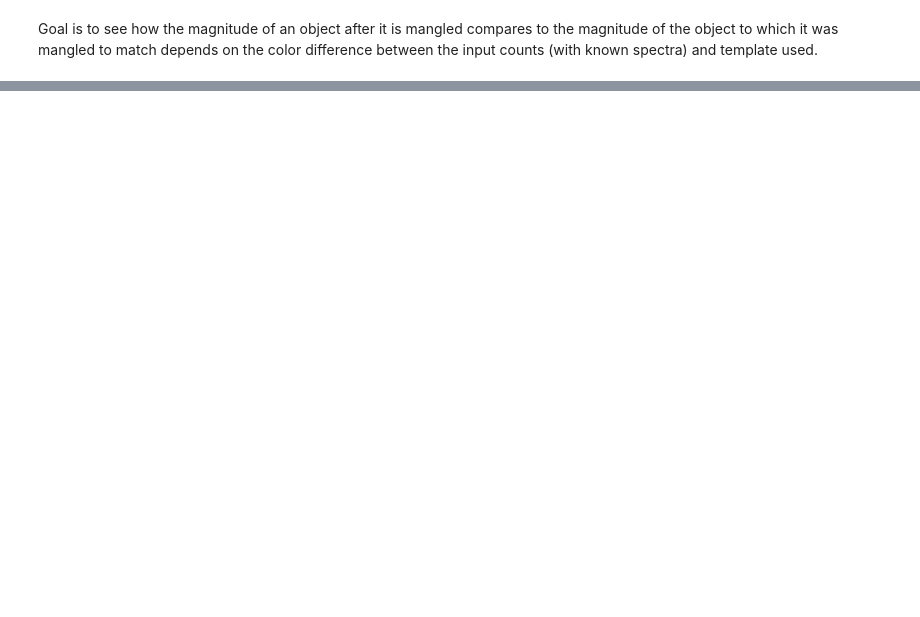
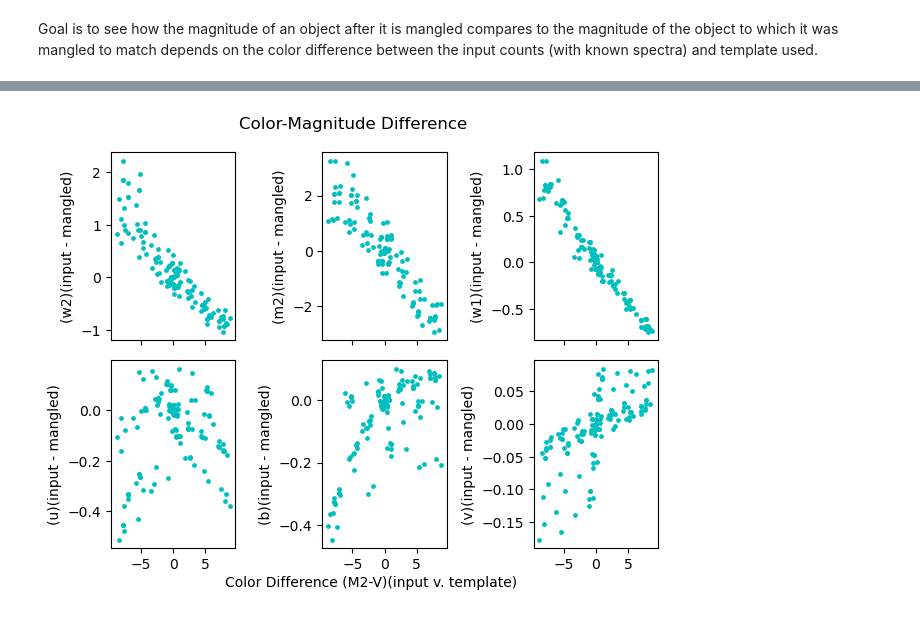
Before and after one commit to pbrown801/aggienova-templates, a Jupyter notebook: python/template_color_compare_pb.ipynb, the cells around one changed output, grey strips where cells are left out. Drawn from its saved outputs; the diff is of its cells as text; code cells hidden in the pictures; blank space fills up the shorter version.

```diff
--- a/python/template_color_compare_pb.ipynb
+++ b/python/template_color_compare_pb.ipynb
@@ -142,12 +165,9 @@ print('counts calculated for all templates')
 # pivot wavelengths                 pivot_list
 # wavelength arrays                 wavelenth_list
 # flux arrays                       flux_list
-# total counts across all filters   counts_array
+# total counts across all filters   template_counts_array
+#   magnitudes across all filters   magnitude_list
 
-#now finding inital magnitudes of each template
-magnitude_list = []
-for i,j,z in zip(counts_array,zeropoint_list, range(len(counts_array))):
-    magnitude_list.append(countrates2mags_zeropoints(i,j))
 
 #finding initial colors as well (M2-V)
 # this is predefined, doesn't change dependent on what filters we look at
@@ -155,14 +175,15 @@ color_list = []
 for i in magnitude_list:
     color_list.append(i[1] - i[5])
 
+print(color_list)
 #creating dataframe with all this info, named by dir_list
 templates = {'File Paths':dir_list,
              'Filter Files':filterfiles_list,
              'Zero Points':zeropoint_list,
              'Pivot Wavelengths':pivot_list,
-             'Wavelengths': wavelength_list,
-             'Flux':flux_list,
-             'Counts': counts_array,
+             'Wavelengths': template_wavelength_array,
+             'Flux':template_flux_array,
+             'Counts': template_counts_array,
              'Magnitudes': magnitude_list,
              'Color': color_list}
 templates = pd.DataFrame(templates)
@@ -236,0 +273,55 @@ mangled_mags, mag_diff, mangled_colors, color_diff = color_mag_difference(1,5,te
+# %%
+#plot results, color differnce of template and input v. magnitude difference of mangled mags and input mags
+#j is template, i is input
+color_diff2 = np.zeros((color_diff.shape[1], color_diff.shape[1]))
+mag_diff2 = np.zeros((color_diff.shape[1], color_diff.shape[1]))
+mag_diffm2 = np.zeros((color_diff.shape[1], color_diff.shape[1]))
+for i in range(color_diff.shape[1]):
+    for j in range(color_diff.shape[1]):
+        color_diff2[j,i] = (templates.loc[j,'Color'][0]) - (templates.loc[i,'Color'][0])
+        tempvalue3 = mangled_mags[j,i][5] - templates.loc[i,'Magnitudes'][5]
+        mag_diff2[j,i] = tempvalue3[0]
+        tempvalue4 = mangled_mags[j,i][1] - templates.loc[i,'Magnitudes'][1]
+        mag_diffm2[j,i] = tempvalue4[0]
+
+fig2, ax2 = plt.subplots(2,3, sharex=True)
+
+
+#mangled_mags, mag_diff, mangled_colors, color_diff = color_mag_difference(1,5,templates)
+
+for i in range(color_diff.shape[1]):
+    for j in range(color_diff.shape[1]):
+        #if (i==j):
+         #   continue
+        x=(templates.loc[i,'Magnitudes'][1]-templates.loc[i,'Magnitudes'][5])-(templates.loc[j,'Magnitudes'][1]-templates.loc[j,'Magnitudes'][5])
+        y=(mangled_mags[j,i][0]-templates.loc[i,'Magnitudes'][0])
+        ax2[0,0].scatter(x,y , c='c', s=6)
+
+        y=(mangled_mags[j,i][1]-templates.loc[i,'Magnitudes'][1])
+        ax2[0,1].scatter(x,y , c='c', s=6)
+
+        y=(mangled_mags[j,i][2]-templates.loc[i,'Magnitudes'][2])
+        ax2[0,2].scatter(x,y , c='c', s=6)
+
+        y=(mangled_mags[j,i][3]-templates.loc[i,'Magnitudes'][3])
+        ax2[1,0].scatter(x,y , c='c', s=6)
+
+        y=(mangled_mags[j,i][4]-templates.loc[i,'Magnitudes'][4])
+        ax2[1,1].scatter(x,y , c='c', s=6)
+
+        y=(mangled_mags[j,i][5]-templates.loc[i,'Magnitudes'][5])
+        ax2[1,2].scatter(x,y , c='c', s=6)
+
+fig2.suptitle("Color-Magnitude Difference")
+fig2.text(0.3,0, 'Color Difference (M2-V)(input v. template)')
+ax2[0,0].set_ylabel('(w2)(input - mangled)')
+ax2[0,1].set_ylabel('(m2)(input - mangled)')
+ax2[0,2].set_ylabel('(w1)(input - mangled)')
+ax2[1,0].set_ylabel('(u)(input - mangled)')
+ax2[1,1].set_ylabel('(b)(input - mangled)')
+ax2[1,2].set_ylabel('(v)(input - mangled)')
+
+plt.tight_layout()
+plt.show()
+# %% [output]
+[figure, added]
```
Also changed, not shown: parts of 19 cells of this notebook, 1 other file.
